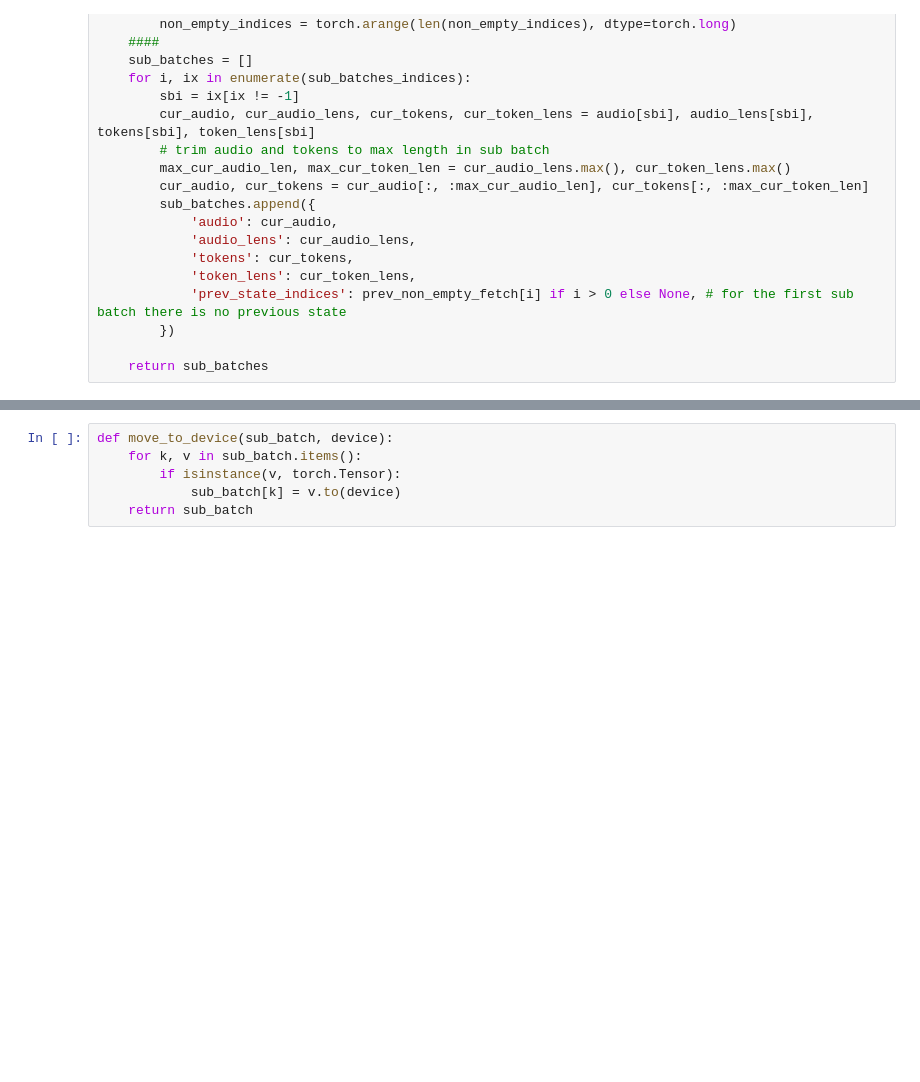
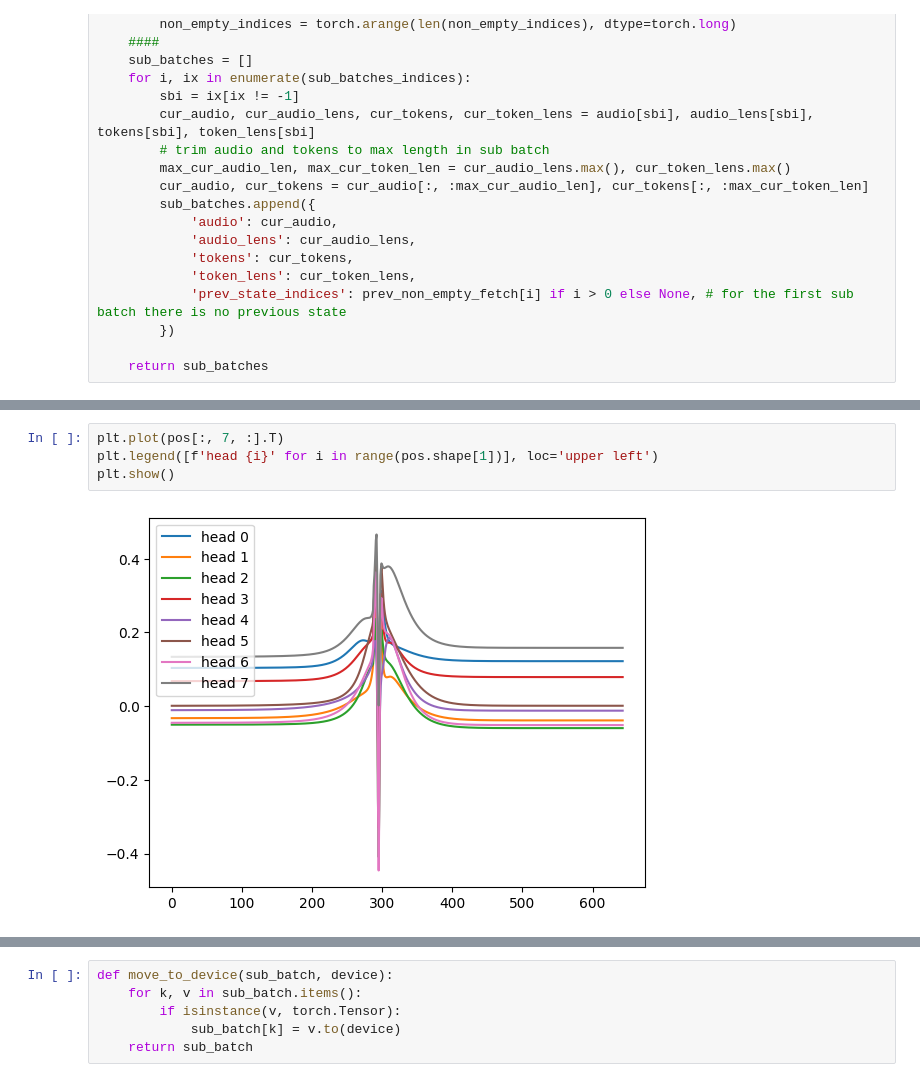
Before and after one commit to robflynnyh/asr_training_scripts, a Jupyter notebook: lm/Untitled-1.ipynb, the cells around one changed output, grey strips where cells are left out. Drawn from its saved outputs; the diff is of its cells as text; blank space fills up the shorter version.

```diff
--- a/lm/Untitled-1.ipynb
+++ b/lm/Untitled-1.ipynb
@@ -527,0 +628,6 @@ plt.plot(N + (attn.shape[-1]-attn.shape[-2]), 0, 'ro')
+# %%
+plt.plot(pos[:, 7, :].T)
+plt.legend([f'head {i}' for i in range(pos.shape[1])], loc='upper left')
+plt.show()
+# %% [output]
+[figure, added]
```
Also changed, not shown: parts of 51 cells of this notebook, 3 other files.
